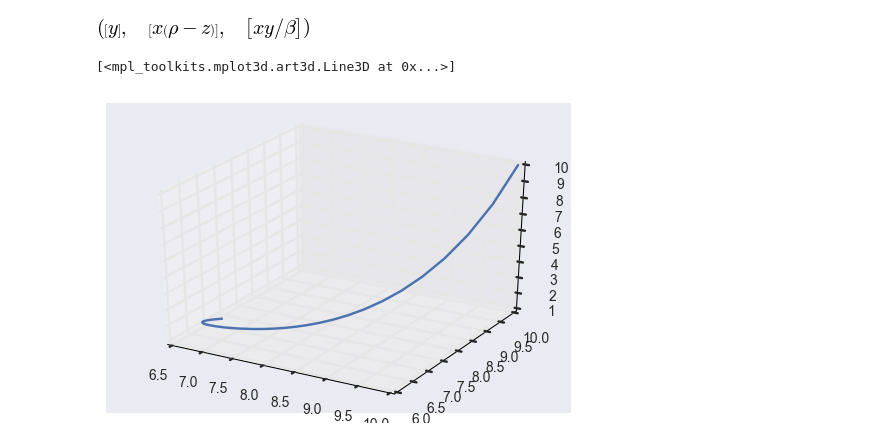
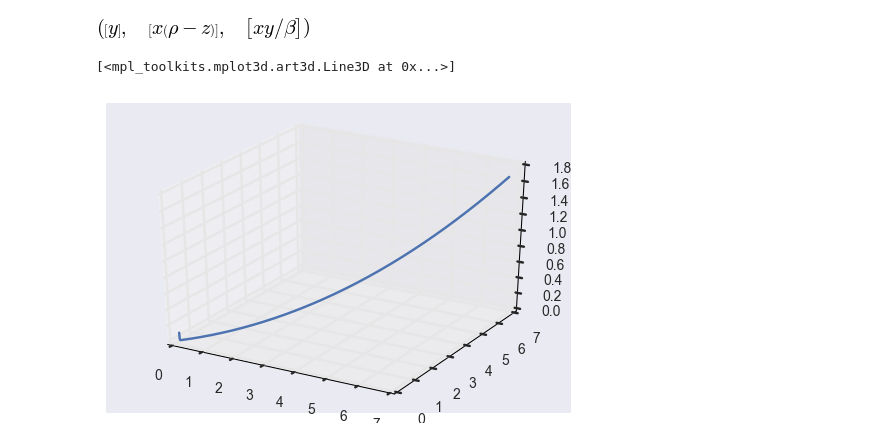
Before and after one commit to brickett/CBE40497, a Jupyter notebook: Lorenz.ipynb, the cells around one changed output. Cells and saved outputs as stored; diff of their text form; code cells hidden in the pictures.

```diff
--- a/Lorenz.ipynb
+++ b/Lorenz.ipynb
@@ -73,11 +74,12 @@ dy_dt_num = sympy.utilities.lambdify([x, y, z, rho], dy_dt)
 dz_dt_num = sympy.utilities.lambdify([x, y, z, beta], dz_dt)
 
 def lorenz_rhs(terms, t):
-    x, y, z = terms
+    x_in, y_in, z_in = terms
 
     #numerical derivatives
-    dx_dt_dot=dx_dt_num(x, y, sigma)
-    dy_dt_dot=dy_dt_num(x, y, z, rho)
-    dz_dt_dot=dz_dt_num(x, y, z, beta)
+    dx_dot=dx_dt_num(x_in, y_in, sigma_in)
+    dy_dot=dy_dt_num(x_in, y_in, z_in, rho_in)
+    dz_dot=dz_dt_num(x_in, y_in, z_in, beta_in)
 
-    return np.array([dx_dt_dot, dy_dt_dot, dz_dt_dot])
+
+    return np.array([dx_dot, dy_dot, dz_dot])
@@ -84,23 +104,23 @@ def lorenz_rhs(terms, t):
 # %%
 #define parameters
-sigma = 10
-rho = 8/3
-beta = 28
+sigma_in = 10
+rho_in = 8/3
+beta_in = 28
 
 #initial condition
-xyz_0 = [10, 10, 10]
+xyz_0 = [0.1, 0.1, 0.1]
 
 #timestep
 dt = 0.01
-tf = 10000
+tf = 1000
 t = np.linspace(0, tf, tf/dt+1)
 
 x_y_z = odeint(lorenz_rhs, xyz_0, t)
 
 #plot
 fig = plt.figure()
 ax = fig.gca(projection='3d')
 ax.plot(x_y_z[:,0], x_y_z[:,1], x_y_z[:,2])
 # %% [output]
 [<mpl_toolkits.mplot3d.art3d.Line3D at 0x...>]
-[figure, old version]
+[figure, new version]
```
Also changed, not shown: parts of 3 cells of this notebook.
